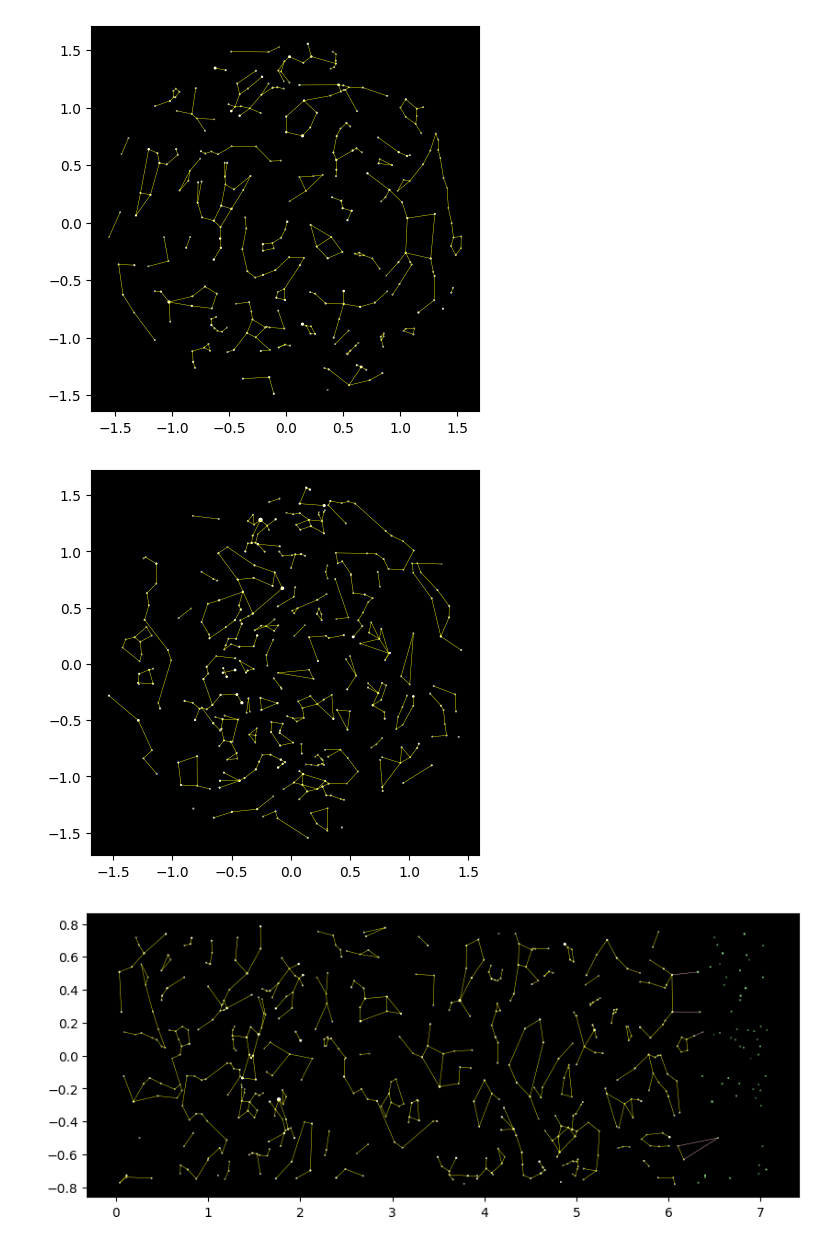
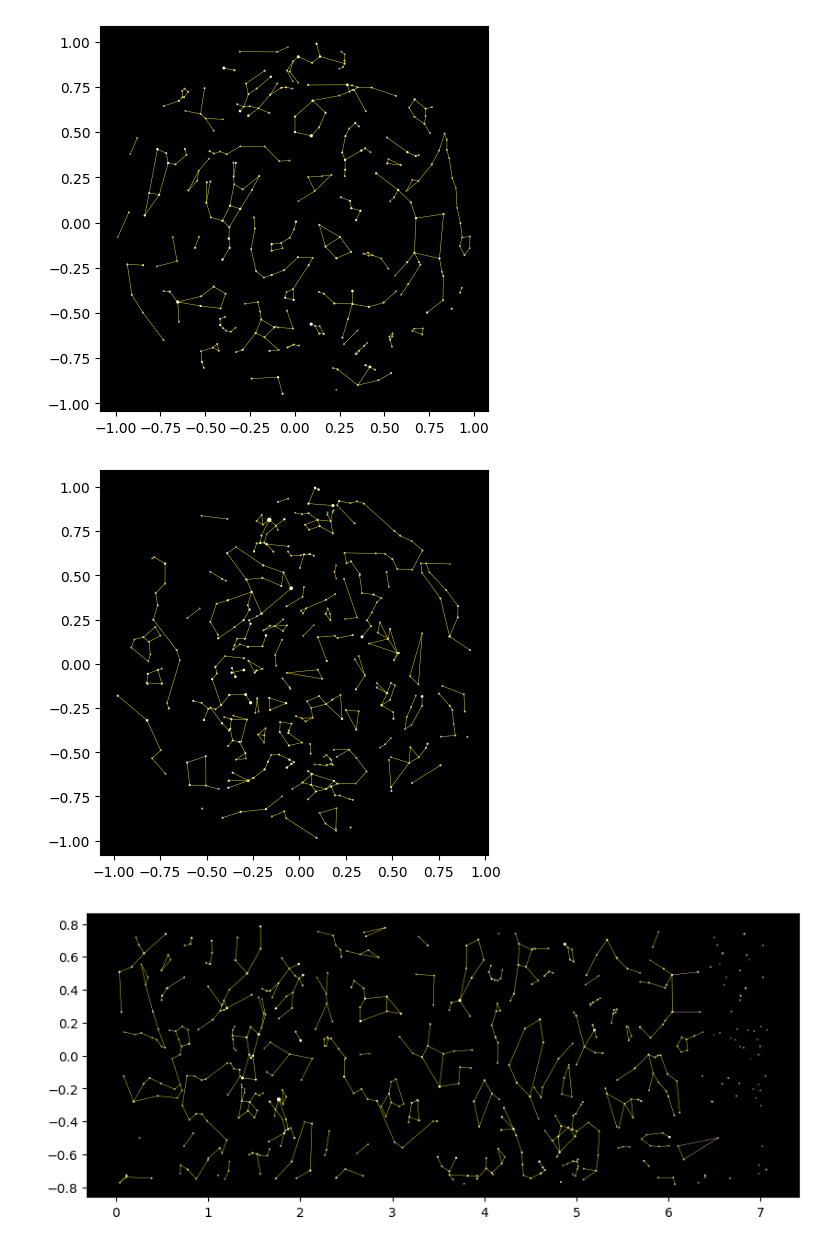
Before and after one commit to fusawa-yugo/Star-Plot, a Jupyter notebook: star_plot/star_plot.ipynb, the cells around one changed output. Drawn from its saved outputs; the diff is of its cells as text; code cells hidden in the pictures.

```diff
--- a/star_plot/star_plot.ipynb
+++ b/star_plot/star_plot.ipynb
@@ -98,6 +98,9 @@ size=7*np.exp(-1*(lum+2)*np.log(2))
 r=1 #半径
 x=r*np.pi*latitude/180*np.cos(longitude*np.pi/180)
 y=r*np.pi*latitude/180*np.sin(longitude*np.pi/180)
+
+x=x*2/np.pi
+y=y*2/np.pi
 
 make_csv('../star_data/north.csv',x,y,lum,HIPnum)
 
@@ -116,37 +119,40 @@ for i in range(cnt):
         plt.plot((x1,x2),(y1,y2),linewidth=0.3,color='yellow')
 plt.show()
 # %% [output]
-[figure, old version]
+[figure, new version]
 # %%
 #south
 latitude=south_data[:,0]
 longitude=south_data[:,1]
 lum=south_data[:,2]
 HIPnum=south_data[:,3]
 
 size=7*np.exp(-1*(lum+2)*np.log(2))
 r=1 #半径
 x=r*np.pi*(180-latitude)/180*np.cos(longitude*np.pi/180)
 y=r*np.pi*(180-latitude)/180*np.sin(longitude*np.pi/180)
+
+x=x*2/np.pi
+y=y*2/np.pi
 
 make_csv('../star_data/south.csv',x,y,lum,HIPnum)
 
 fig, ax = plt.subplots(figsize=(5,5))
 
 ax.patch.set_facecolor('black')
 
 ax.scatter(x,y,s=size,color='white')
 
 
 for i in range(cnt):
     if dot1[i] in HIPnum and dot2[i] in HIPnum:
         indice1=np.where(HIPnum==dot1[i])
         indice2=np.where(HIPnum==dot2[i])
         x1,x2,y1,y2=x[indice1],x[indice2],y[indice1],y[indice2]
         plt.plot((x1,x2),(y1,y2),linewidth=0.3,color='yellow')
 plt.show()
 # %% [output]
-[figure, old version]
+[figure, new version]
 # %%
 #equator
 latitude=equator_data[:,0]
```
Also changed, not shown: 4 other files.
